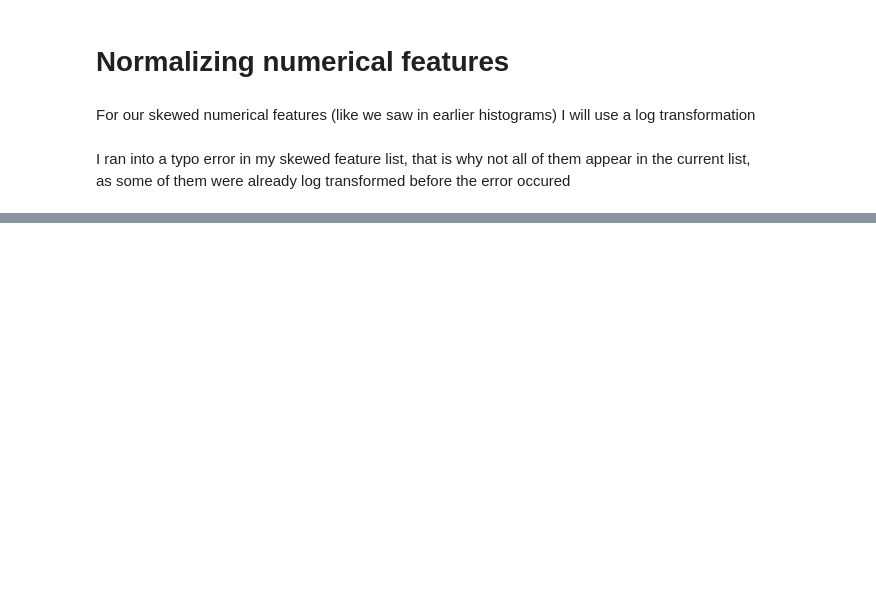
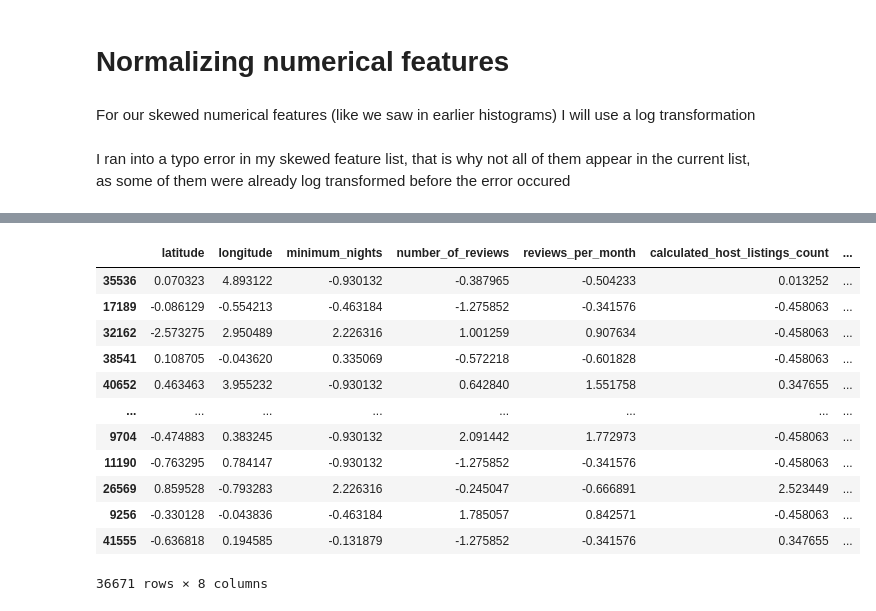
Before and after one commit to lorivera23/Projects-1, a Jupyter notebook: AirBnB_EDA_notebook.ipynb, the cells around one changed output, grey strips where cells are left out. Cells and saved outputs as stored; diff of their text form; code cells hidden in the pictures; blank space fills up the shorter version.

```diff
--- a/AirBnB_EDA_notebook.ipynb
+++ b/AirBnB_EDA_notebook.ipynb
@@ -446,0 +471,3 @@ for feature in log_transformed:
+# %%
+for feature in categorical_features:
+    print(f'{feature}: {len(X_train[feature].unique())}')
@@ -446,0 +480,4 @@ for feature in log_transformed:
+# %%
+num_features_to_scale = [feature for feature in X_train.columns if X_train[feature].dtype != 'O']
+
+num_features_to_scale
@@ -446,0 +551,21 @@ for feature in log_transformed:
+# %%
+ss = StandardScaler().set_output(transform='pandas')
+# %%
+X_train_scaled = ss.fit_transform(X_train[num_features_to_scale])
+X_test_scaled = ss.transform(X_test[num_features_to_scale])
+# %%
+X_train_scaled
+# %% [output]
+|  | latitude | longitude | minimum_nights | number_of_reviews | reviews_per_month | calculated_host_listings_count | ... |
+| 35536 | 0.070323 | 4.893122 | -0.930132 | -0.387965 | -0.504233 | 0.013252 | ... |
+| 17189 | -0.086129 | -0.554213 | -0.463184 | -1.275852 | -0.341576 | -0.458063 | ... |
+| 32162 | -2.573275 | 2.950489 | 2.226316 | 1.001259 | 0.907634 | -0.458063 | ... |
+| 38541 | 0.108705 | -0.043620 | 0.335069 | -0.572218 | -0.601828 | -0.458063 | ... |
+| 40652 | 0.463463 | 3.955232 | -0.930132 | 0.642840 | 1.551758 | 0.347655 | ... |
+| ... | ... | ... | ... | ... | ... | ... | ... |
+| 9704 | -0.474883 | 0.383245 | -0.930132 | 2.091442 | 1.772973 | -0.458063 | ... |
+| 11190 | -0.763295 | 0.784147 | -0.930132 | -1.275852 | -0.341576 | -0.458063 | ... |
+| 26569 | 0.859528 | -0.793283 | 2.226316 | -0.245047 | -0.666891 | 2.523449 | ... |
+| 9256 | -0.330128 | -0.043836 | -0.463184 | 1.785057 | 0.842571 | -0.458063 | ... |
+| 41555 | -0.636818 | 0.194585 | -0.131879 | -1.275852 | -0.341576 | 0.347655 | ... |
+36671 rows × 8 columns
```
Also changed, not shown: parts of 40 cells of this notebook.
